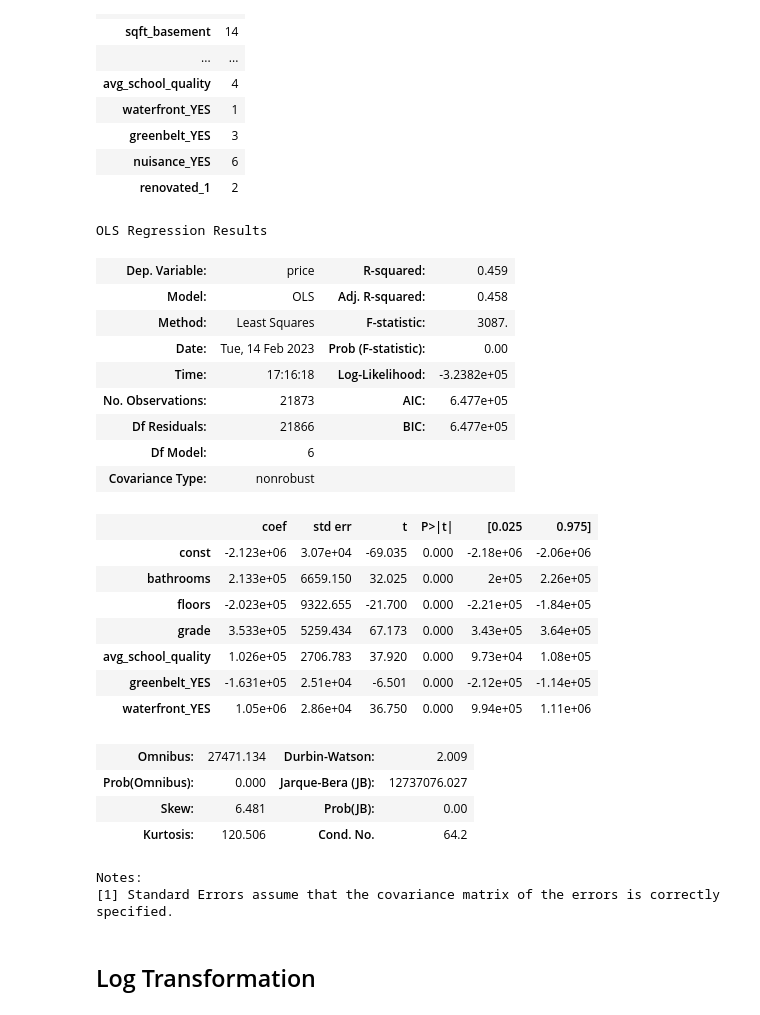
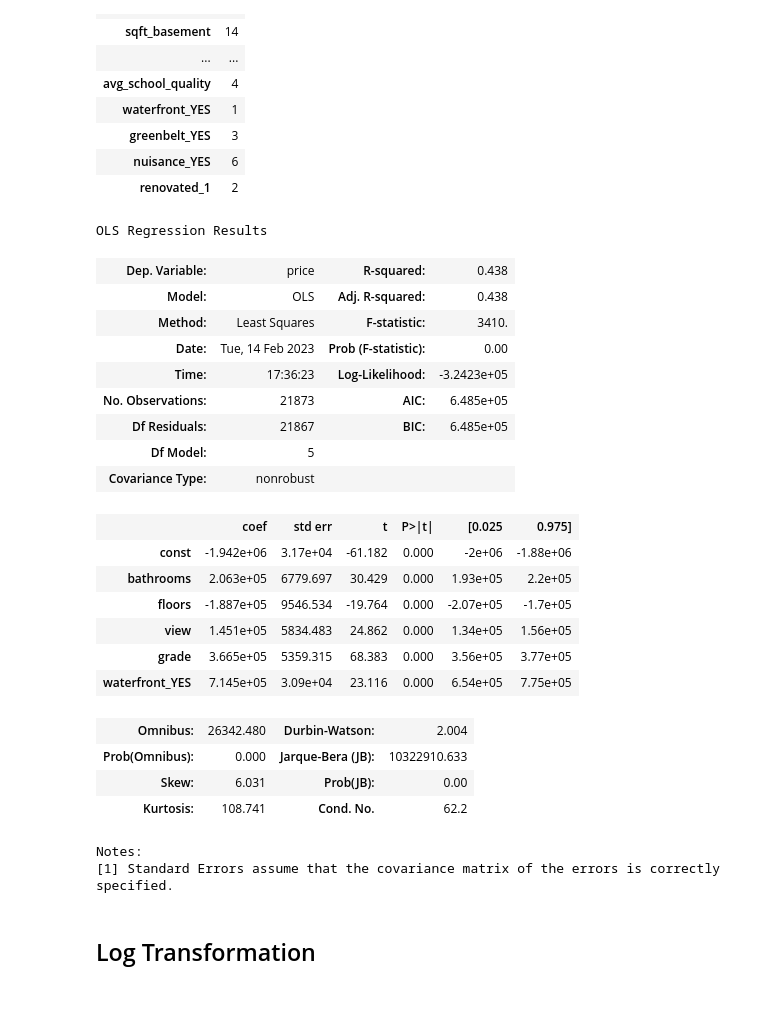
Before and after one commit to emgerber88/Kings-County-Real-Estate-analysis-NAEG, a Jupyter notebook: Nadya/More Clean.ipynb, the cells around one changed output. Saved outputs shown, nothing was run; the diff lists cells and outputs as text; code cells hidden in the pictures.

Commit message:
updated RFE model based on new predictors

```diff
--- a/Nadya/More Clean.ipynb
+++ b/Nadya/More Clean.ipynb
@@ -510,32 +510,31 @@ pd.DataFrame(data=select.ranking_, index=all_variable_X.columns)
 | nuisance_YES | 6 |
 | renovated_1 | 2 |
 # %%
-rfe_X = all_variable_X[['bathrooms', 'floors', 'grade', 'avg_school_quality', 'greenbelt_YES', 'waterfront_YES']]
+rfe_X = all_variable_X[['bathrooms', 'floors', 'view', 'grade', 'waterfront_YES']]
 all_variable_model = sm.OLS(y_train, sm.add_constant(rfe_X)).fit()
 all_variable_model.summary()
 # %% [output]
 OLS Regression Results
-| Dep. Variable: | price | R-squared: | 0.459 |
-| Model: | OLS | Adj. R-squared: | 0.458 |
-| Method: | Least Squares | F-statistic: | 3087. |
+| Dep. Variable: | price | R-squared: | 0.438 |
+| Model: | OLS | Adj. R-squared: | 0.438 |
+| Method: | Least Squares | F-statistic: | 3410. |
 | Date: | Tue, 14 Feb 2023 | Prob (F-statistic): | 0.00 |
-| Time: | 17:16:18 | Log-Likelihood: | -3.2382e+05 |
-| No. Observations: | 21873 | AIC: | 6.477e+05 |
-| Df Residuals: | 21866 | BIC: | 6.477e+05 |
-| Df Model: | 6 |  |  |
+| Time: | 17:36:23 | Log-Likelihood: | -3.2423e+05 |
+| No. Observations: | 21873 | AIC: | 6.485e+05 |
+| Df Residuals: | 21867 | BIC: | 6.485e+05 |
+| Df Model: | 5 |  |  |
 | Covariance Type: | nonrobust |  |  |
 |  | coef | std err | t | P>|t| | [0.025 | 0.975] |
-| const | -2.123e+06 | 3.07e+04 | -69.035 | 0.000 | -2.18e+06 | -2.06e+06 |
-| bathrooms | 2.133e+05 | 6659.150 | 32.025 | 0.000 | 2e+05 | 2.26e+05 |
-| floors | -2.023e+05 | 9322.655 | -21.700 | 0.000 | -2.21e+05 | -1.84e+05 |
-| grade | 3.533e+05 | 5259.434 | 67.173 | 0.000 | 3.43e+05 | 3.64e+05 |
-| avg_school_quality | 1.026e+05 | 2706.783 | 37.920 | 0.000 | 9.73e+04 | 1.08e+05 |
-| greenbelt_YES | -1.631e+05 | 2.51e+04 | -6.501 | 0.000 | -2.12e+05 | -1.14e+05 |
-| waterfront_YES | 1.05e+06 | 2.86e+04 | 36.750 | 0.000 | 9.94e+05 | 1.11e+06 |
+| const | -1.942e+06 | 3.17e+04 | -61.182 | 0.000 | -2e+06 | -1.88e+06 |
+| bathrooms | 2.063e+05 | 6779.697 | 30.429 | 0.000 | 1.93e+05 | 2.2e+05 |
+| floors | -1.887e+05 | 9546.534 | -19.764 | 0.000 | -2.07e+05 | -1.7e+05 |
+| view | 1.451e+05 | 5834.483 | 24.862 | 0.000 | 1.34e+05 | 1.56e+05 |
+| grade | 3.665e+05 | 5359.315 | 68.383 | 0.000 | 3.56e+05 | 3.77e+05 |
+| waterfront_YES | 7.145e+05 | 3.09e+04 | 23.116 | 0.000 | 6.54e+05 | 7.75e+05 |
-| Omnibus: | 27471.134 | Durbin-Watson: | 2.009 |
-| Prob(Omnibus): | 0.000 | Jarque-Bera (JB): | 12737076.027 |
-| Skew: | 6.481 | Prob(JB): | 0.00 |
-| Kurtosis: | 120.506 | Cond. No. | 64.2 |
+| Omnibus: | 26342.480 | Durbin-Watson: | 2.004 |
+| Prob(Omnibus): | 0.000 | Jarque-Bera (JB): | 10322910.633 |
+| Skew: | 6.031 | Prob(JB): | 0.00 |
+| Kurtosis: | 108.741 | Cond. No. | 62.2 |
 Notes:
 [1] Standard Errors assume that the covariance matrix of the errors is correctly specified.
 # %% [markdown]
```
Also changed, not shown: parts of 4 cells of this notebook.
